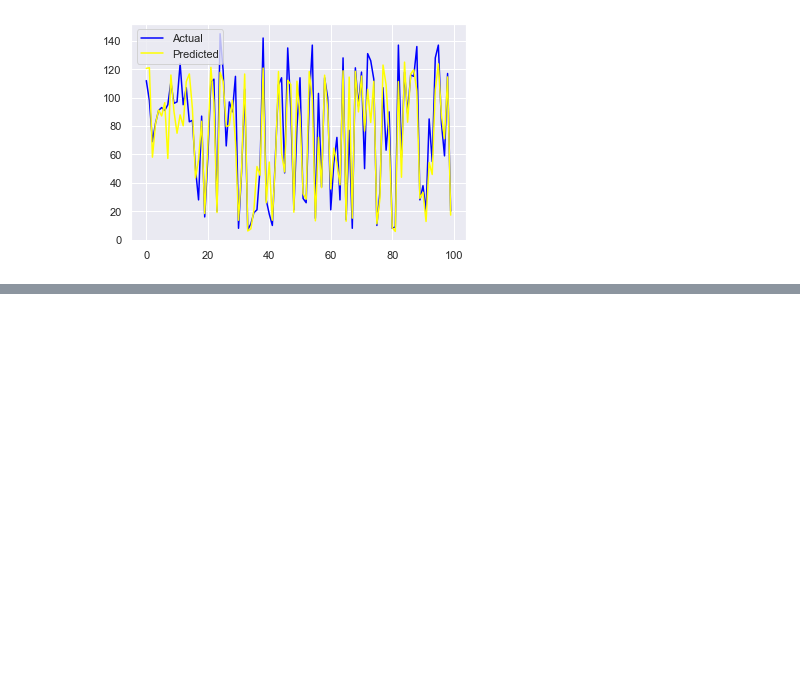
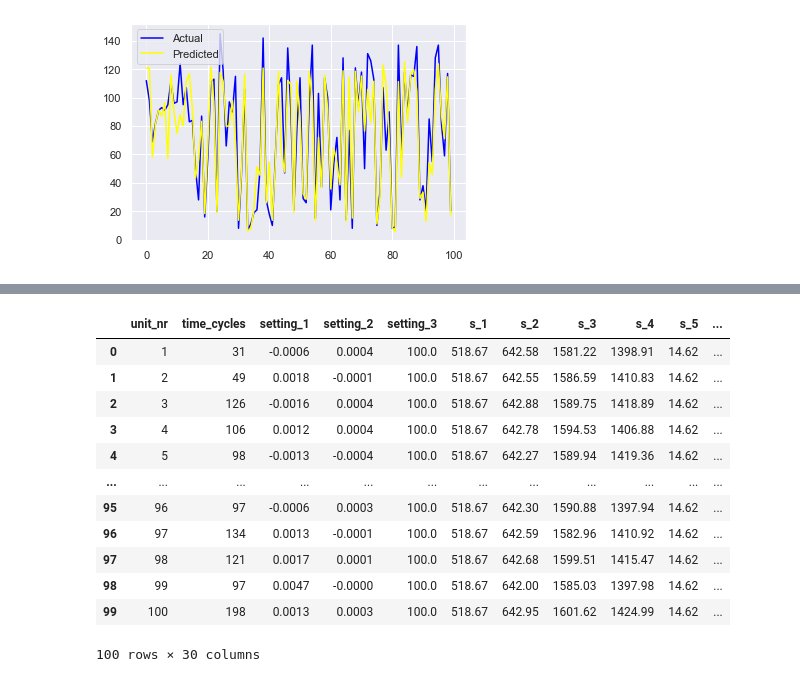
Before and after one commit to mbarekeya/Engines-Data, a Jupyter notebook: (PolynomialFeatures + SelectFromModel feature) selection.ipynb, the cells around one changed output, grey strips where cells are left out. Cells and saved outputs as stored; diff of their text form; code cells hidden in the pictures; blank space fills up the shorter version.

```diff
--- a/(PolynomialFeatures + SelectFromModel feature) selection.ipynb
+++ b/(PolynomialFeatures + SelectFromModel feature) selection.ipynb
@@ -242,0 +413,45 @@ plt.show()
+# %%
+# Label Test Data
+
+# RUL_FD001.txt contains the RUL for the last cycle for all the engines in the test data set
+# In the test set, the time series ends some time before the system failure.
+remaining_RUL_test = pd.read_csv("RUL_FD001.txt", header=None)
+remaining_RUL_test["unit_nr"] = remaining_RUL_test.index + 1
+
+
+def get_RUL_test(engine_data_test, remaining_RUL_test):
+    # Get the last cycle for all the engines in the test data set
+    last_cycle = engine_data_test.copy(deep=True).groupby(['unit_nr'])["time_cycles"].max().reset_index()
+
+    # Since remaining_RUL_test contains RUL only for the last cycle in the test data set,
+    # we only keep the last cycle for each engine in the test data set
+    final = pd.merge(last_cycle, engine_data_test.copy(deep=True), how="inner", on=["unit_nr", "time_cycles"])
+    final = pd.merge(final, remaining_RUL_test, how="inner", on=["unit_nr"])
+    final["RUL"] = final[0]
+    # The binary_class will be 0 if RUL > 30. The binary_class will be 1 if RUL <= 30
+    final["binary_class"] = final["RUL"].map(lambda x: 1 if x <= 30 else 0)
+    # The multi_class will be 0 if RUL > 30. The multi_class will be 1 if  15 < RUL <= 30.
+    # The multi_class will be 2 if RUL <= 15
+    final["multi_class"] = final["RUL"].map(lambda x: 2 if x <= 15 else 1 if x<= 30 else 0)
+    return final
+
+test_labels = get_RUL_test(test.copy(deep=True), remaining_RUL_test)
+RUL_test = test_labels["RUL"]
+binary_class_test = test_labels["binary_class"]
+multi_class_test = test_labels["multi_class"]
+
+test_labels
+# %% [output]
+|  | unit_nr | time_cycles | setting_1 | setting_2 | setting_3 | s_1 | s_2 | s_3 | s_4 | s_5 | ... |
+| 0 | 1 | 31 | -0.0006 | 0.0004 | 100.0 | 518.67 | 642.58 | 1581.22 | 1398.91 | 14.62 | ... |
+| 1 | 2 | 49 | 0.0018 | -0.0001 | 100.0 | 518.67 | 642.55 | 1586.59 | 1410.83 | 14.62 | ... |
+| 2 | 3 | 126 | -0.0016 | 0.0004 | 100.0 | 518.67 | 642.88 | 1589.75 | 1418.89 | 14.62 | ... |
+| 3 | 4 | 106 | 0.0012 | 0.0004 | 100.0 | 518.67 | 642.78 | 1594.53 | 1406.88 | 14.62 | ... |
+| 4 | 5 | 98 | -0.0013 | -0.0004 | 100.0 | 518.67 | 642.27 | 1589.94 | 1419.36 | 14.62 | ... |
+| ... | ... | ... | ... | ... | ... | ... | ... | ... | ... | ... | ... |
+| 95 | 96 | 97 | -0.0006 | 0.0003 | 100.0 | 518.67 | 642.30 | 1590.88 | 1397.94 | 14.62 | ... |
+| 96 | 97 | 134 | 0.0013 | -0.0001 | 100.0 | 518.67 | 642.59 | 1582.96 | 1410.92 | 14.62 | ... |
+| 97 | 98 | 121 | 0.0017 | 0.0001 | 100.0 | 518.67 | 642.68 | 1599.51 | 1415.47 | 14.62 | ... |
+| 98 | 99 | 97 | 0.0047 | -0.0000 | 100.0 | 518.67 | 642.00 | 1585.03 | 1397.98 | 14.62 | ... |
+| 99 | 100 | 198 | 0.0013 | 0.0003 | 100.0 | 518.67 | 642.95 | 1601.62 | 1424.99 | 14.62 | ... |
+100 rows × 30 columns
```
Also changed, not shown: parts of 13 cells of this notebook.
